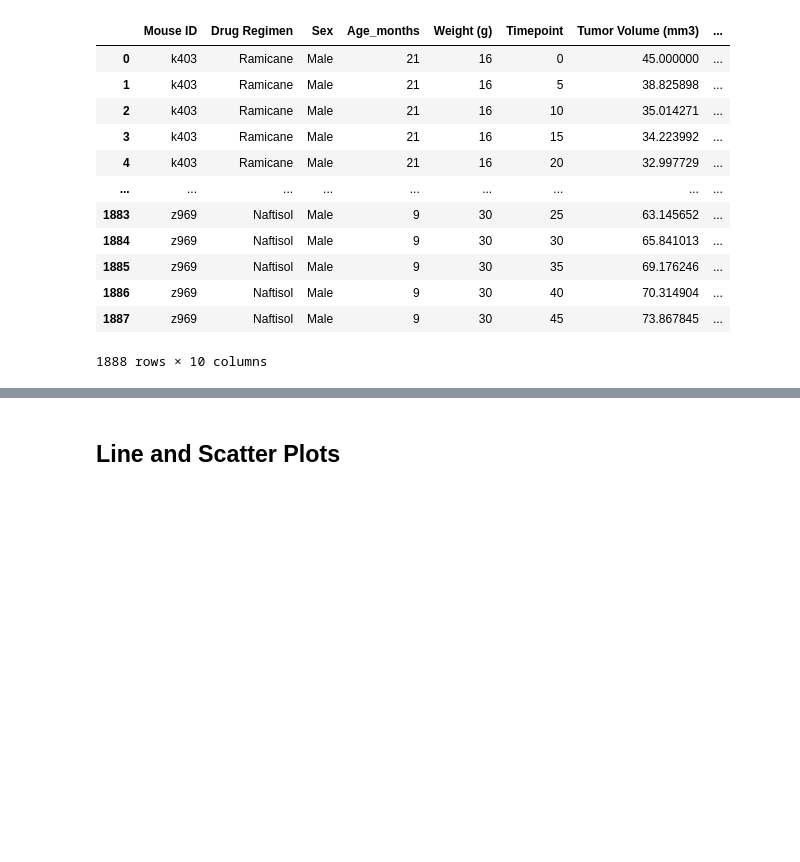
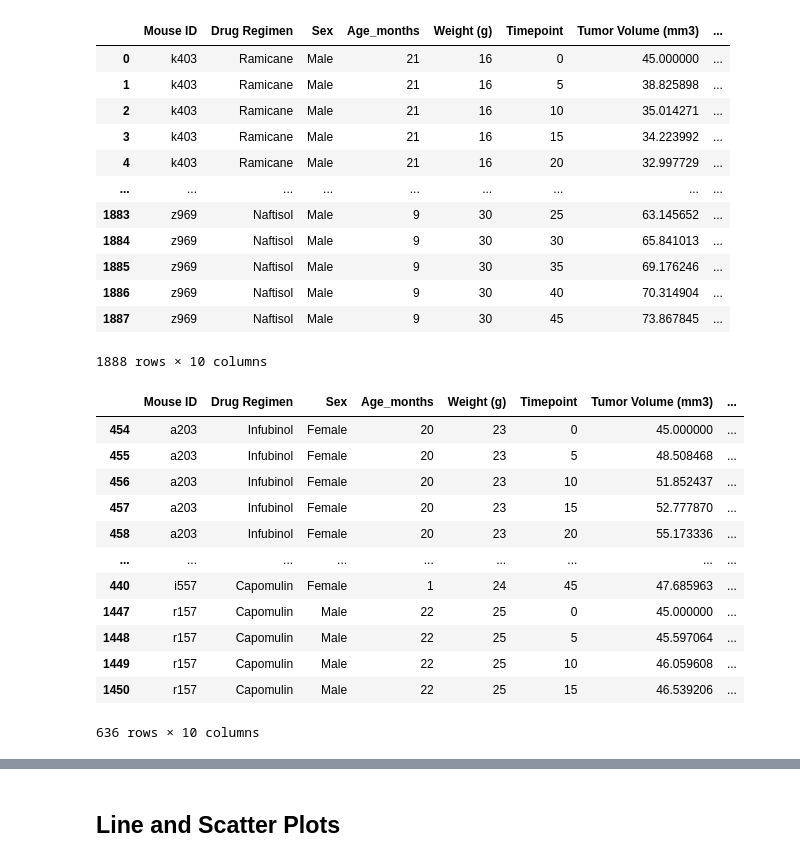
Before and after one commit to hsharma263/matplotlib-challenge, a Jupyter notebook: pymaceuticals_starter.ipynb, the cells around one changed output, grey strips where cells are left out. Saved outputs shown, nothing was run; the diff lists cells and outputs as text; code cells hidden in the pictures; blank space fills up the shorter version.

Commit message:
More data cleaning for quartile part

```diff
--- a/pymaceuticals_starter.ipynb
+++ b/pymaceuticals_starter.ipynb
@@ -332,3 +334,30 @@ timepoint_merge
 | 1886 | z969 | Naftisol | Male | 9 | 30 | 40 | 70.314904 | ... |
 | 1887 | z969 | Naftisol | Male | 9 | 30 | 45 | 73.867845 | ... |
 1888 rows × 10 columns
+# %%
+##Brute force - not ideal
+##combining the data with the desired drugs into once dataframe
+regimen_trim = timepoint_merge[timepoint_merge["Drug Regimen"] == "Capomulin"]
+regimen_trim2 = timepoint_merge[timepoint_merge["Drug Regimen"] == "Ramicane"]
+regimen_trim3 = timepoint_merge[timepoint_merge["Drug Regimen"] == "Infubinol"]
+regimen_trim4 = timepoint_merge[timepoint_merge["Drug Regimen"] == "Ceftamine"]
+# %%
+regimen_trim = regimen_trim2.append(regimen_trim)
+regimen_trim = regimen_trim3.append(regimen_trim)
+regimen_trim = regimen_trim4.append(regimen_trim)
+# %%
+regimen_trim
+# %% [output]
+|  | Mouse ID | Drug Regimen | Sex | Age_months | Weight (g) | Timepoint | Tumor Volume (mm3) | ... |
+| 454 | a203 | Infubinol | Female | 20 | 23 | 0 | 45.000000 | ... |
+| 455 | a203 | Infubinol | Female | 20 | 23 | 5 | 48.508468 | ... |
+| 456 | a203 | Infubinol | Female | 20 | 23 | 10 | 51.852437 | ... |
+| 457 | a203 | Infubinol | Female | 20 | 23 | 15 | 52.777870 | ... |
+| 458 | a203 | Infubinol | Female | 20 | 23 | 20 | 55.173336 | ... |
+| ... | ... | ... | ... | ... | ... | ... | ... | ... |
+| 440 | i557 | Capomulin | Female | 1 | 24 | 45 | 47.685963 | ... |
+| 1447 | r157 | Capomulin | Male | 22 | 25 | 0 | 45.000000 | ... |
+| 1448 | r157 | Capomulin | Male | 22 | 25 | 5 | 45.597064 | ... |
+| 1449 | r157 | Capomulin | Male | 22 | 25 | 10 | 46.059608 | ... |
+| 1450 | r157 | Capomulin | Male | 22 | 25 | 15 | 46.539206 | ... |
+636 rows × 10 columns
```
Also changed, not shown: parts of 14 cells of this notebook.
